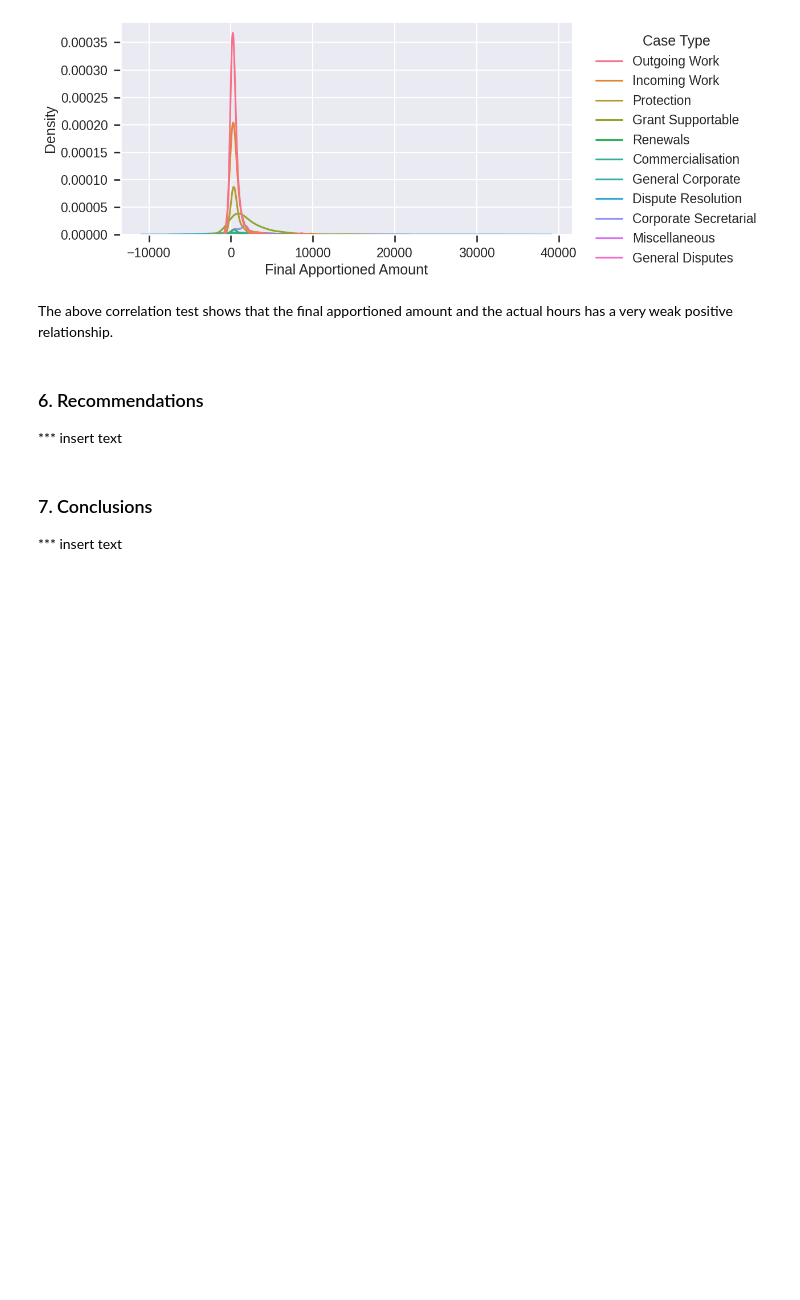
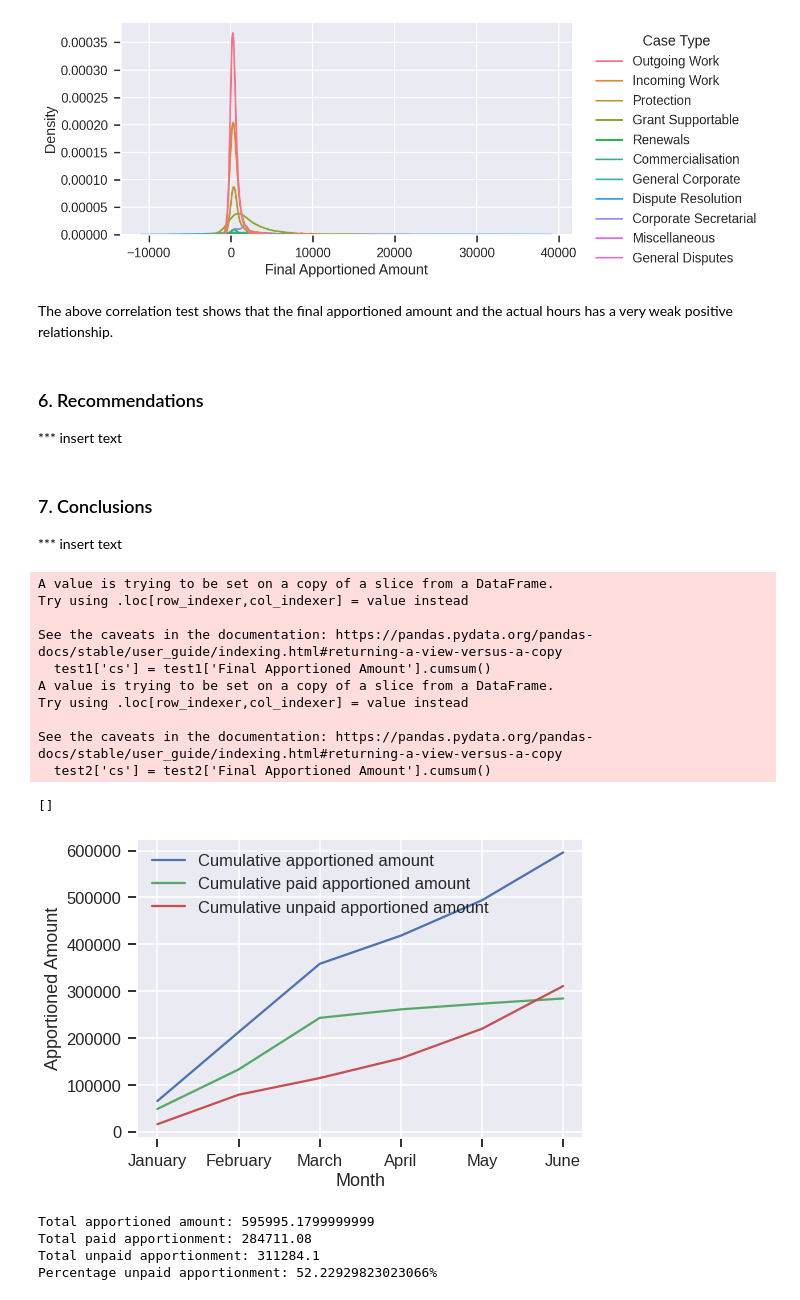
Before and after one commit to snek5/4gia-datachallenge, a Jupyter notebook: 4_gia.ipynb, the cells around one changed output. Saved outputs shown, nothing was run; the diff lists cells and outputs as text; code cells hidden in the pictures; blank space fills up the shorter version.

```diff
--- a/4_gia.ipynb
+++ b/4_gia.ipynb
@@ -494,3 +494,57 @@ The above correlation test shows that the final apportioned amount and the actua
 # %% [markdown]
 ### 7. Conclusions
 *** insert text
+# %%
+# testing
+
+# Adding an extra column with month names
+month_name = {1.0 : 'January',
+            2.0 : 'February',
+            3.0 : 'March',
+            4.0 : 'April',
+            5.0 : 'May',
+            6.0 : 'June'}
+
+def month_col (df, date):
+    return df[date].apply(lambda x : month_name[x])
+# %%
+# testing
+apportionment_by_month = apportionment.groupby(apportionment['Date of Invoice'].dt.month).agg({'Final Apportioned Amount' : 'sum'}).reset_index()
+apportionment_by_month['cs'] = apportionment_by_month['Final Apportioned Amount'].cumsum()
+apportionment_by_month['Month'] = month_col(apportionment_by_month, 'Date of Invoice')
+
+test1 = apportionment_by_month_status[apportionment_by_month_status['Status'] == 'Paid']
+test1['cs'] = test1['Final Apportioned Amount'].cumsum()
+test2 = apportionment_by_month_status[apportionment_by_month_status['Status'] == 'Awaiting Payment']
+test2['cs'] = test2['Final Apportioned Amount'].cumsum()
+
+plt.plot(apportionment_by_month['Month'], apportionment_by_month['cs'], label = 'Cumulative apportioned amount')
+plt.plot(test1['Month'], test1['cs'], label = 'Cumulative paid apportioned amount')
+plt.plot(test2['Month'], test2['cs'], label = 'Cumulative unpaid apportioned amount')
+plt.ylabel('Apportioned Amount')
+plt.xlabel('Month')
+plt.legend()
+plt.plot()
+# %% [output]
+A value is trying to be set on a copy of a slice from a DataFrame.
+Try using .loc[row_indexer,col_indexer] = value instead
+
+See the caveats in the documentation: https://pandas.pydata.org/pandas-docs/stable/user_guide/indexing.html#returning-a-view-versus-a-copy
+  test1['cs'] = test1['Final Apportioned Amount'].cumsum()
+A value is trying to be set on a copy of a slice from a DataFrame.
+Try using .loc[row_indexer,col_indexer] = value instead
+
+See the caveats in the documentation: https://pandas.pydata.org/pandas-docs/stable/user_guide/indexing.html#returning-a-view-versus-a-copy
+  test2['cs'] = test2['Final Apportioned Amount'].cumsum()
+[]
+[figure, added]
+# %%
+print('Total apportioned amount: ' + str(apportionment_by_month['Final Apportioned Amount'].sum()))
+print('Total paid apportionment: ' + str(test1['Final Apportioned Amount'].sum()))
+print('Total unpaid apportionment: ' + str(test2['Final Apportioned Amount'].sum()))
+print('Percentage unpaid apportionment: ' + str(test2['Final Apportioned Amount'].sum() / apportionment_by_month['Final Apportioned Amount'].sum() * 100 ) + '%')
+# %% [output]
+Total apportioned amount: 595995.1799999999
+Total paid apportionment: 284711.08
+Total unpaid apportionment: 311284.1
+Percentage unpaid apportionment: 52.22929823023066%
```
Also changed, not shown: parts of 1 cell of this notebook.
